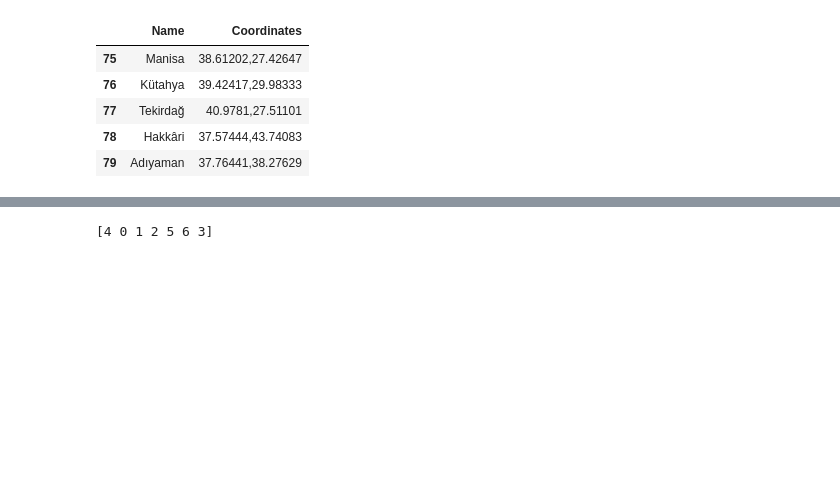
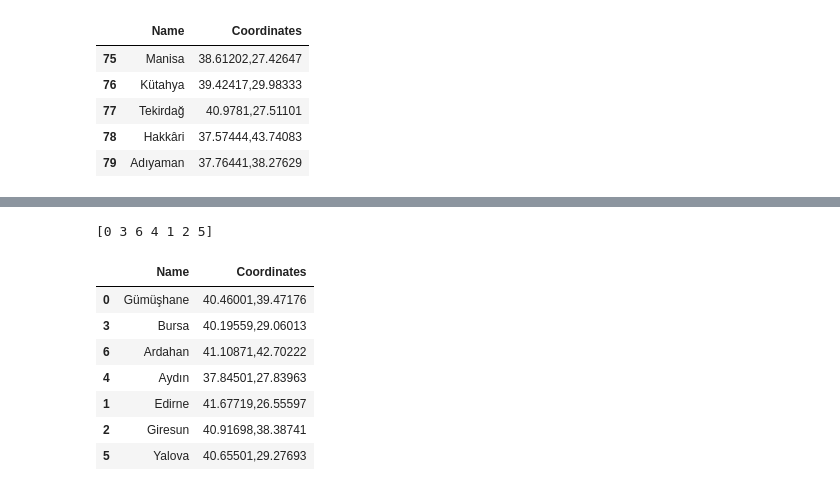
Before and after one commit to oakayasaroglu/traveller_salesman_genetic_algorithm, a Jupyter notebook: notebook/notebook.ipynb, the cells around one changed output, grey strips where cells are left out. Saved outputs shown, nothing was run; the diff lists cells and outputs as text; code cells hidden in the pictures; blank space fills up the shorter version.

```diff
--- a/notebook/notebook.ipynb
+++ b/notebook/notebook.ipynb
@@ -123,6 +125,15 @@ def non_repeating_random_number_generator_zero_to_N(number_of_elements):
 # %%
 nrrng = non_repeating_random_number_generator_zero_to_N(NUMBER_OF_CITIES)
 print(nrrng)
+cities.reindex(nrrng)
 # %% [output]
-[4 0 1 2 5 6 3]
+[0 3 6 4 1 2 5]
+|  | Name | Coordinates |
+| 0 | Gümüşhane | 40.46001,39.47176 |
+| 3 | Bursa | 40.19559,29.06013 |
+| 6 | Ardahan | 41.10871,42.70222 |
+| 4 | Aydın | 37.84501,27.83963 |
+| 1 | Edirne | 41.67719,26.55597 |
+| 2 | Giresun | 40.91698,38.38741 |
+| 5 | Yalova | 40.65501,29.27693 |
 # %%
```
Also changed, not shown: parts of 7 cells of this notebook.
